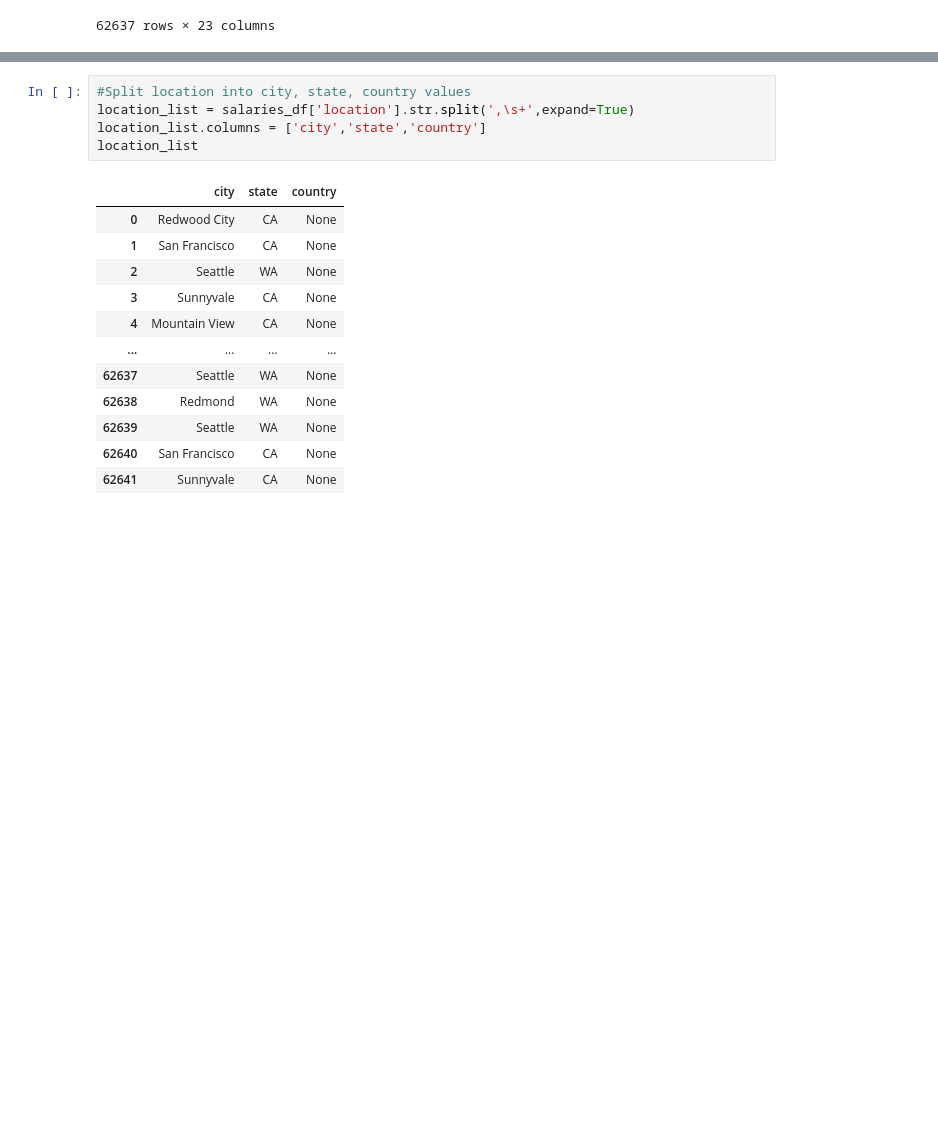
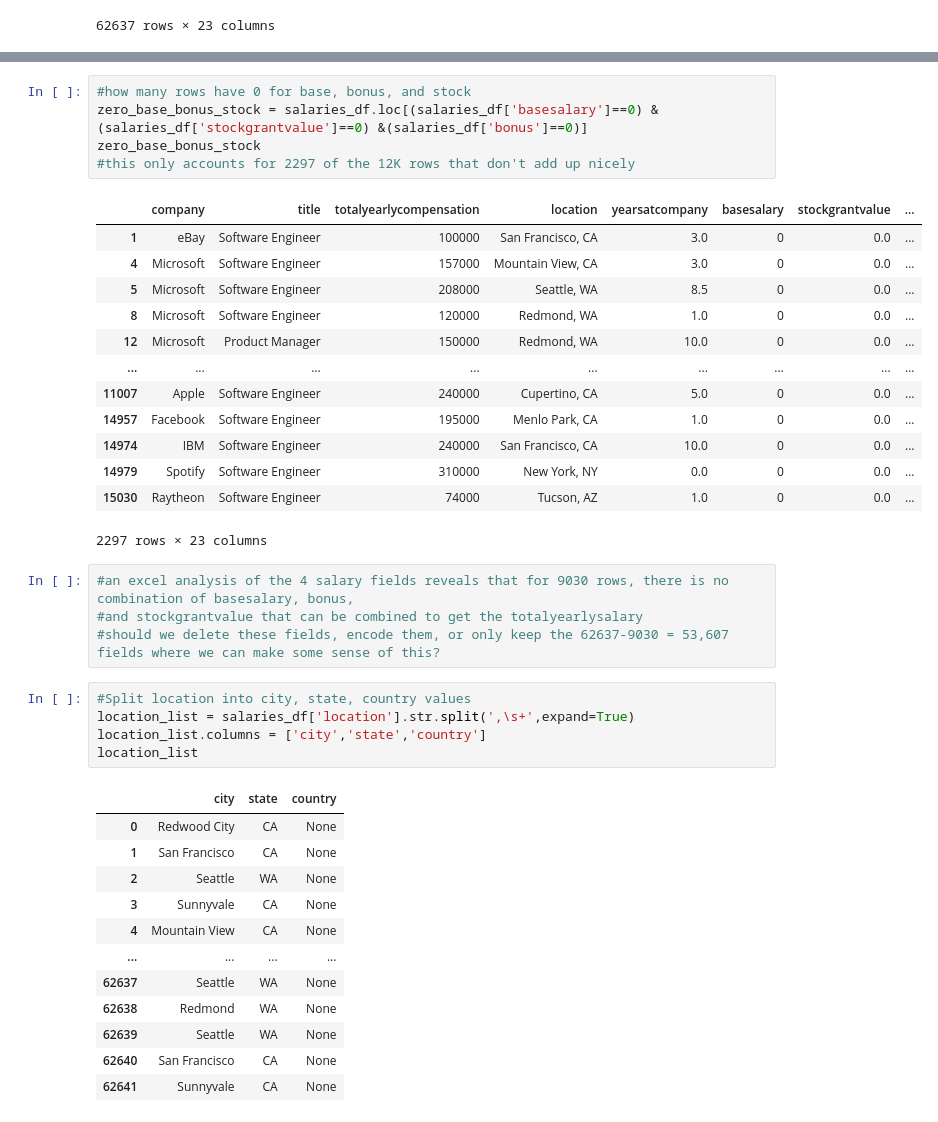
Before and after one commit to mgsrichard/Capstone-Project, a Jupyter notebook: Cleaning Data.ipynb, the cells around one changed output, grey strips where cells are left out. Cells and saved outputs as stored; diff of their text form; blank space fills up the shorter version.

```diff
--- a/Cleaning Data.ipynb
+++ b/Cleaning Data.ipynb
@@ -522,3 +542,26 @@ compyrs_greaterthan_exp_check
+# %%
+#how many rows have 0 for base, bonus, and stock
+zero_base_bonus_stock = salaries_df.loc[(salaries_df['basesalary']==0) & (salaries_df['stockgrantvalue']==0) &(salaries_df['bonus']==0)]
+zero_base_bonus_stock
+#this only accounts for 2297 of the 12K rows that don't add up nicely
+# %% [output]
+|  | company | title | totalyearlycompensation | location | yearsatcompany | basesalary | stockgrantvalue | ... |
+| 1 | eBay | Software Engineer | 100000 | San Francisco, CA | 3.0 | 0 | 0.0 | ... |
+| 4 | Microsoft | Software Engineer | 157000 | Mountain View, CA | 3.0 | 0 | 0.0 | ... |
+| 5 | Microsoft | Software Engineer | 208000 | Seattle, WA | 8.5 | 0 | 0.0 | ... |
+| 8 | Microsoft | Software Engineer | 120000 | Redmond, WA | 1.0 | 0 | 0.0 | ... |
+| 12 | Microsoft | Product Manager | 150000 | Redmond, WA | 10.0 | 0 | 0.0 | ... |
+| ... | ... | ... | ... | ... | ... | ... | ... | ... |
+| 11007 | Apple | Software Engineer | 240000 | Cupertino, CA | 5.0 | 0 | 0.0 | ... |
+| 14957 | Facebook | Software Engineer | 195000 | Menlo Park, CA | 1.0 | 0 | 0.0 | ... |
+| 14974 | IBM | Software Engineer | 240000 | San Francisco, CA | 10.0 | 0 | 0.0 | ... |
+| 14979 | Spotify | Software Engineer | 310000 | New York, NY | 0.0 | 0 | 0.0 | ... |
+| 15030 | Raytheon | Software Engineer | 74000 | Tucson, AZ | 1.0 | 0 | 0.0 | ... |
+2297 rows × 23 columns
+# %%
+#an excel analysis of the 4 salary fields reveals that for 9030 rows, there is no combination of basesalary, bonus,
+#and stockgrantvalue that can be combined to get the totalyearlysalary
+#should we delete these fields, encode them, or only keep the 62637-9030 = 53,607 fields where we can make some sense of this?
 # %%
 #Split location into city, state, country values
 location_list = salaries_df['location'].str.split(',\s+',expand=True)
```
Also changed, not shown: parts of 19 cells of this notebook, 1 other file.
